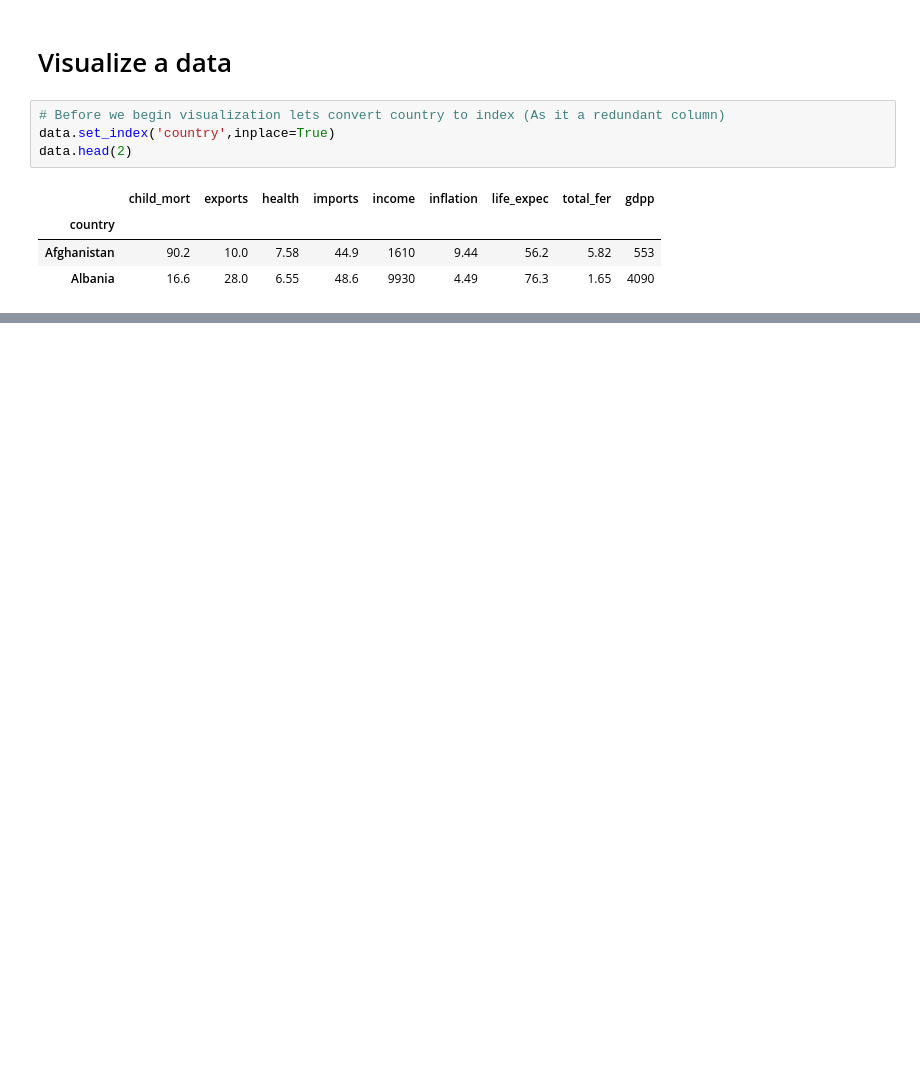
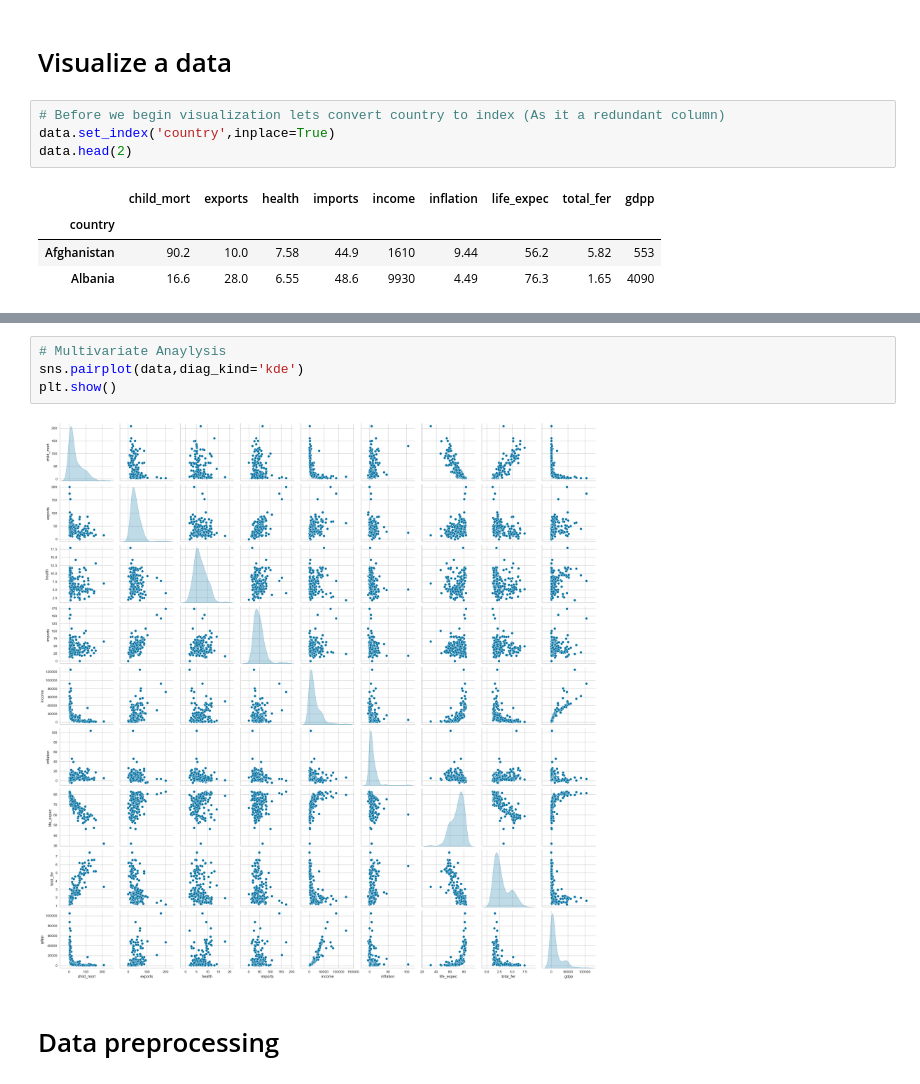
Before and after one commit to Sumit82398/Help-NGO-CountryData-Clustring, a Jupyter notebook: Help_NGO.ipynb, the cells around one changed output, grey strips where cells are left out. Drawn from its saved outputs; the diff is of its cells as text; blank space fills up the shorter version.

```diff
--- a/Help_NGO.ipynb
+++ b/Help_NGO.ipynb
@@ -66,0 +91,8 @@ plt.show()
+# %%
+# Multivariate Anaylysis
+sns.pairplot(data,diag_kind='kde')
+plt.show()
+# %% [output]
+[figure, added]
+# %% [markdown]
+# Data preprocessing
```
Also changed, not shown: parts of 39 cells of this notebook, 3 other files.
